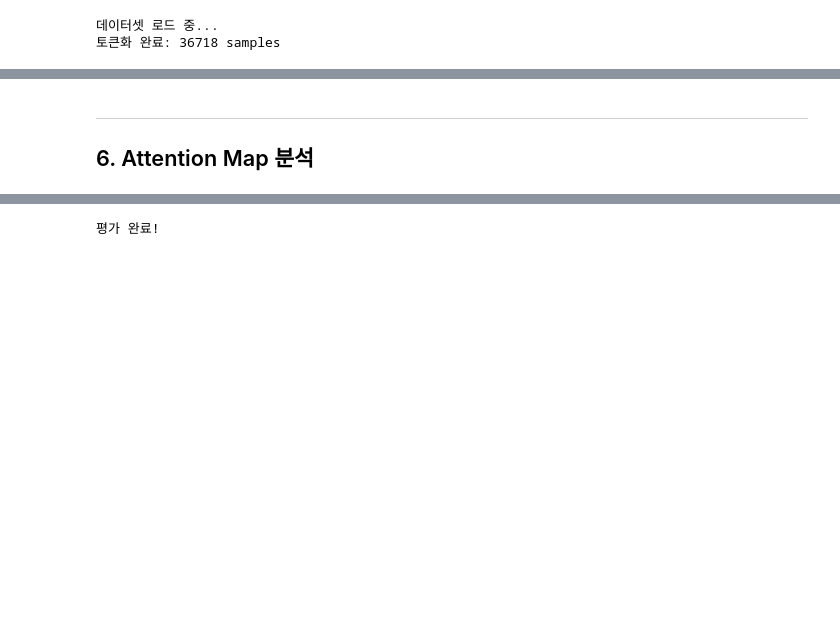
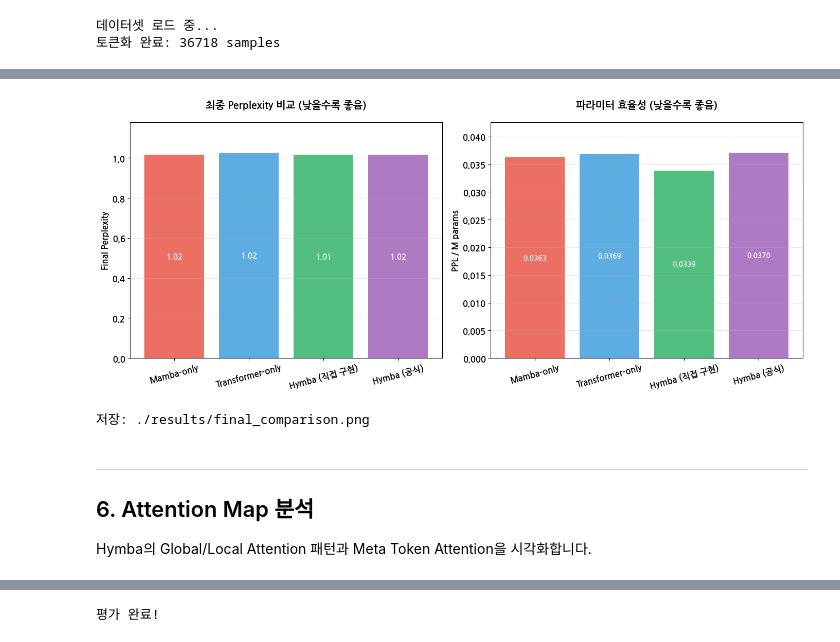
Before and after one commit to leadbreak/study, a Jupyter notebook: algorithm/14.hymba/04.Hymba_Evaluation.ipynb, the cells around one changed output, grey strips where cells are left out. Drawn from its saved outputs; the diff is of its cells as text; code cells hidden in the pictures; blank space fills up the shorter version.

```diff
--- a/algorithm/14.hymba/04.Hymba_Evaluation.ipynb
+++ b/algorithm/14.hymba/04.Hymba_Evaluation.ipynb
@@ -652,3 +631,57 @@ print(f'저장: {RESULTS_DIR}/training_curves.png')
+# %%
+# ============================================================
+# 최종 성능 막대 그래프 (4개 모델) - 수치값 위치 수정
+# ============================================================
+fig, axes = plt.subplots(1, 2, figsize=(14, 6))  # 높이 증가
+
+model_names = list(all_results.keys())
+
+# Final PPL 비교
+ax1 = axes[0]
+ppls = [all_results[n]['final_ppl'] for n in model_names]
+bars1 = ax1.bar(model_names, ppls, color=[colors[n] for n in model_names], alpha=0.8)
+ax1.set_ylabel('Final Perplexity')
+ax1.set_title('최종 Perplexity 비교 (낮을수록 좋음)', pad=20)  # 제목 패딩 추가
+ax1.grid(True, alpha=0.3, axis='y')
+ax1.tick_params(axis='x', rotation=15)
+
+# 수치값을 막대 내부에 표시
+for bar, ppl in zip(bars1, ppls):
+    height = bar.get_height()
+    ax1.text(bar.get_x() + bar.get_width()/2, height * 0.5,
+             f'{ppl:.2f}', ha='center', va='center', fontsize=11, fontweight='bold', color='white')
+
+# Y축 상단 여백 추가
+ax1.set_ylim(0, max(ppls) * 1.15)
+
+# 파라미터 대비 성능 (PPL/M params)
+ax2 = axes[1]
+efficiency = [all_results[n]['final_ppl'] / all_results[n]['params_m'] for n in model_names]
+bars2 = ax2.bar(model_names, efficiency, color=[colors[n] for n in model_names], alpha=0.8)
+ax2.set_ylabel('PPL / M params')
+ax2.set_title('파라미터 효율성 (낮을수록 좋음)', pad=20)  # 제목 패딩 추가
+ax2.grid(True, alpha=0.3, axis='y')
+ax2.tick_params(axis='x', rotation=15)
+
+# 수치값을 막대 내부에 표시
+for bar, eff in zip(bars2, efficiency):
+    height = bar.get_height()
+    ax2.text(bar.get_x() + bar.get_width()/2, height * 0.5,
+             f'{eff:.4f}', ha='center', va='center', fontsize=10, fontweight='bold', color='white')
+
+# Y축 상단 여백 추가
+ax2.set_ylim(0, max(efficiency) * 1.15)
+
+plt.tight_layout()
+plt.savefig(f'{RESULTS_DIR}/final_comparison.png', dpi=150, bbox_inches='tight')
+plt.show()
+
+print(f'저장: {RESULTS_DIR}/final_comparison.png')
+# %% [output]
+[figure, added]
+저장: ./results/final_comparison.png
 # %% [markdown]
 ---
 ## 6. Attention Map 분석
+
+Hymba의 Global/Local Attention 패턴과 Meta Token Attention을 시각화합니다.
```
Also changed, not shown: parts of 40 cells of this notebook.
